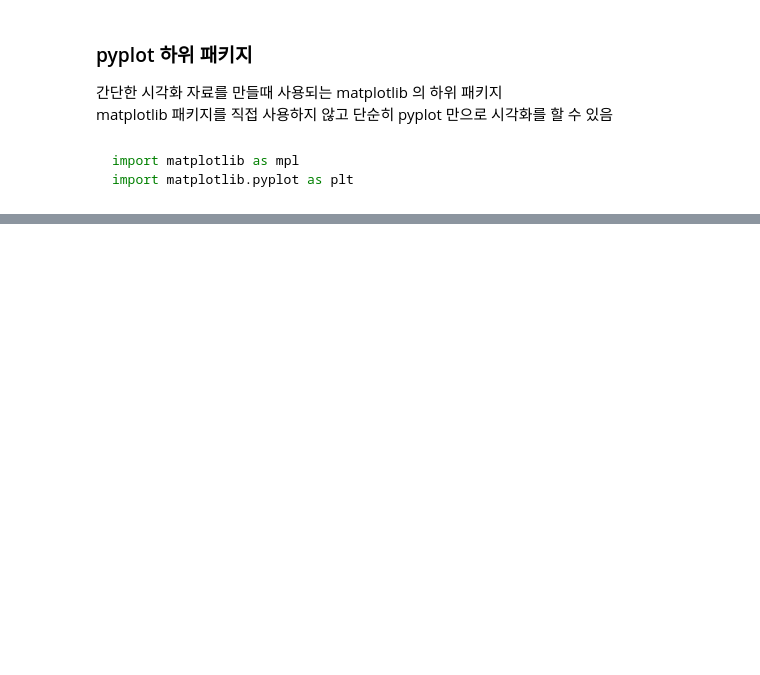
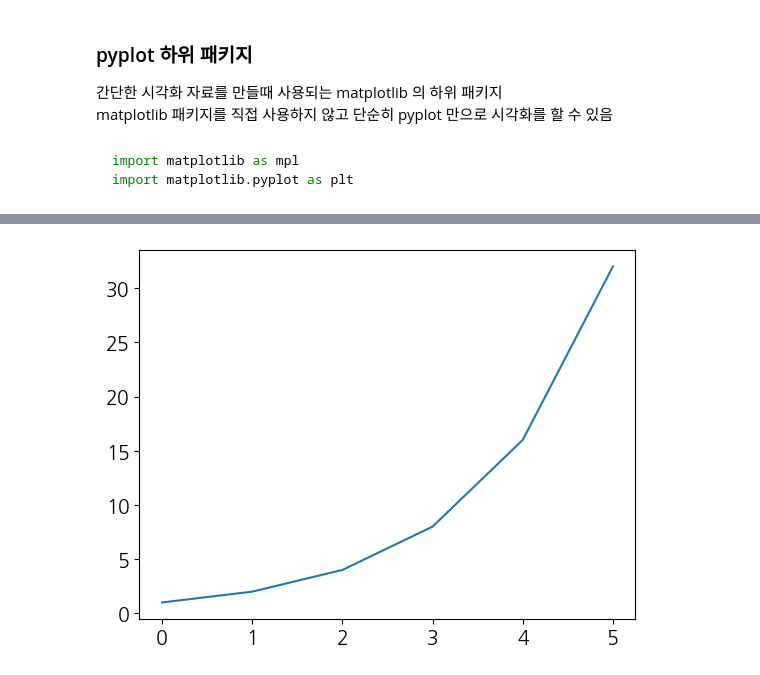
Before and after one commit to ahndb/aws_phyhon_240215, a Jupyter notebook: matplotlib_visualize_data/0229/b_matplotlib_basic.ipynb, the cells around one changed output, grey strips where cells are left out. Drawn from its saved outputs; the diff is of its cells as text; code cells hidden in the pictures; blank space fills up the shorter version.

```diff
--- a/matplotlib_visualize_data/0229/b_matplotlib_basic.ipynb
+++ b/matplotlib_visualize_data/0229/b_matplotlib_basic.ipynb
@@ -26,0 +70,5 @@ import pandas as pd
+# %%
+plt.plot([1, 2, 4, 8, 16, 32])
+plt.show()
+# %% [output]
+[figure, added]
```
Also changed, not shown: parts of 8 cells of this notebook.
